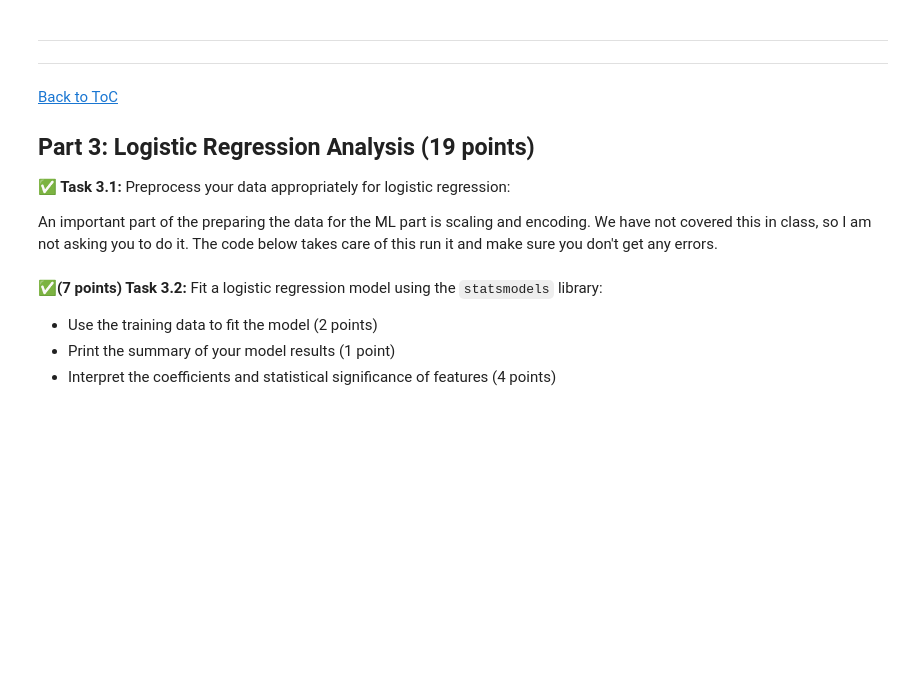
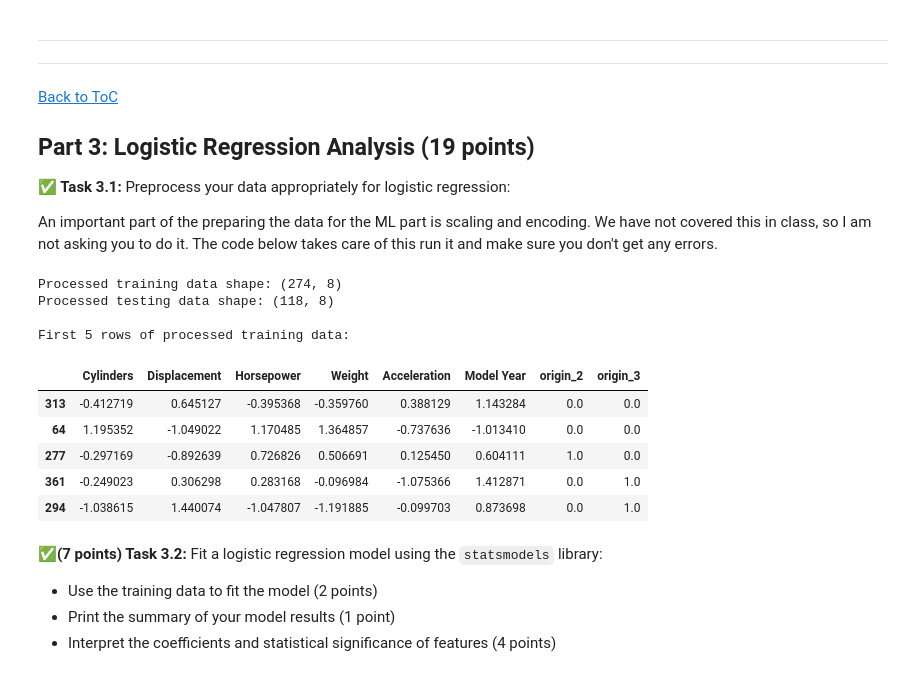
Before and after one commit to THaysMSU/CMSE202-s25-turnin, a Jupyter notebook: final/CMSE202_Final-THAYS.ipynb, the cells around one changed output. Drawn from its saved outputs; the diff is of its cells as text; code cells hidden in the pictures; blank space fills up the shorter version.

```diff
--- a/final/CMSE202_Final-THAYS.ipynb
+++ b/final/CMSE202_Final-THAYS.ipynb
@@ -390,9 +390,9 @@ max       24.800000   82.000000    1.000000
 **&#9989;(2 points) Task 2.5:** Split the data into training (70%) and testing (30%) sets using an appropriate random seed value. Make sure you have the same class distribution of high mpg in the train/test dataset as in the original one.
 # %%
 # Put your code here
-X = data_cleaned.drop('High MPG', axis = 1).to_numpy()
-y = data_cleaned["High MPG"].to_numpy()
-train_vectors, test_vectors, train_labels, test_labels = train_test_split(X, y, stratify = y, random_state = 42)
+X = data_cleaned.drop('High MPG', axis = 1)
+y = data_cleaned["High MPG"]
+train_vectors, test_vectors, train_labels, test_labels = train_test_split(X, y, train_size = 0.7, test_size = 0.3, stratify = y, random_state = 42)
 print(train_vectors.shape)
 print(train_labels.shape)
 print(test_vectors.shape)
@@ -435,42 +435,53 @@ An important part of the preparing the data for the ML part is scaling and encod
 # Run this code without modifying it, apart from the name of the dataset
 
 from sklearn.preprocessing import OneHotEncoder, StandardScaler
 
 # Preprocess data for logistic regression
 # Handle categorical variables (one-hot encoding for 'origin')
 encoder = OneHotEncoder(sparse_output=False, drop='first')
-origin_encoded = encoder.fit_transform(X_train[['origin']])
+origin_encoded = encoder.fit_transform(train_vectors[['Origin']])
 origin_cols = [f'origin_{i+2}' for i in range(origin_encoded.shape[1])]
-origin_train_df = pd.DataFrame(origin_encoded, columns=origin_cols, index=X_train.index)
+origin_train_df = pd.DataFrame(origin_encoded, columns=origin_cols, index=train_vectors.index)
 
 # Standardize numerical features
 scaler = StandardScaler()
-numerical_cols = ['cylinders', 'displacement', 'horsepower', 'weight', 'acceleration', 'model_year']
+numerical_cols = ['Cylinders', 'Displacement', 'Horsepower', 'Weight', 'Acceleration', 'Model Year']
 X_train_num = pd.DataFrame(
-    scaler.fit_transform(X_train[numerical_cols]),
+    scaler.fit_transform(train_vectors[numerical_cols]),
     columns=numerical_cols,
-    index=X_train.index
+    index=train_vectors.index
 )
 
 # Combine numerical and encoded categorical features
 X_train_processed = pd.concat([X_train_num, origin_train_df], axis=1)
 
 # Process test data
-origin_encoded_test = encoder.transform(X_test[['origin']])
-origin_test_df = pd.DataFrame(origin_encoded_test, columns=origin_cols, index=X_test.index)
+origin_encoded_test = encoder.transform(test_vectors[['Origin']])
+origin_test_df = pd.DataFrame(origin_encoded_test, columns=origin_cols, index=test_vectors.index)
 
 X_test_num = pd.DataFrame(
-    scaler.transform(X_test[numerical_cols]),
+    scaler.transform(test_vectors[numerical_cols]),
     columns=numerical_cols,
-    index=X_test.index
+    index=test_vectors.index
 )
 
 X_test_processed = pd.concat([X_test_num, origin_test_df], axis=1)
 
 print("\nProcessed training data shape:", X_train_processed.shape)
 print("Processed testing data shape:", X_test_processed.shape)
 print("\nFirst 5 rows of processed training data:")
 display(X_train_processed.head())
+# %% [output]
+Processed training data shape: (274, 8)
+Processed testing data shape: (118, 8)
+
+First 5 rows of processed training data:
+|  | Cylinders | Displacement | Horsepower | Weight | Acceleration | Model Year | origin_2 | origin_3 |
+| 313 | -0.412719 | 0.645127 | -0.395368 | -0.359760 | 0.388129 | 1.143284 | 0.0 | 0.0 |
+| 64 | 1.195352 | -1.049022 | 1.170485 | 1.364857 | -0.737636 | -1.013410 | 0.0 | 0.0 |
+| 277 | -0.297169 | -0.892639 | 0.726826 | 0.506691 | 0.125450 | 0.604111 | 1.0 | 0.0 |
+| 361 | -0.249023 | 0.306298 | 0.283168 | -0.096984 | -1.075366 | 1.412871 | 0.0 | 1.0 |
+| 294 | -1.038615 | 1.440074 | -1.047807 | -1.191885 | -0.099703 | 0.873698 | 0.0 | 1.0 |
 # %% [markdown]
 **&#9989;(7 points) Task 3.2:** Fit a logistic regression model using the `statsmodels` library:
 
```
Also changed, not shown: parts of 7 cells of this notebook.
